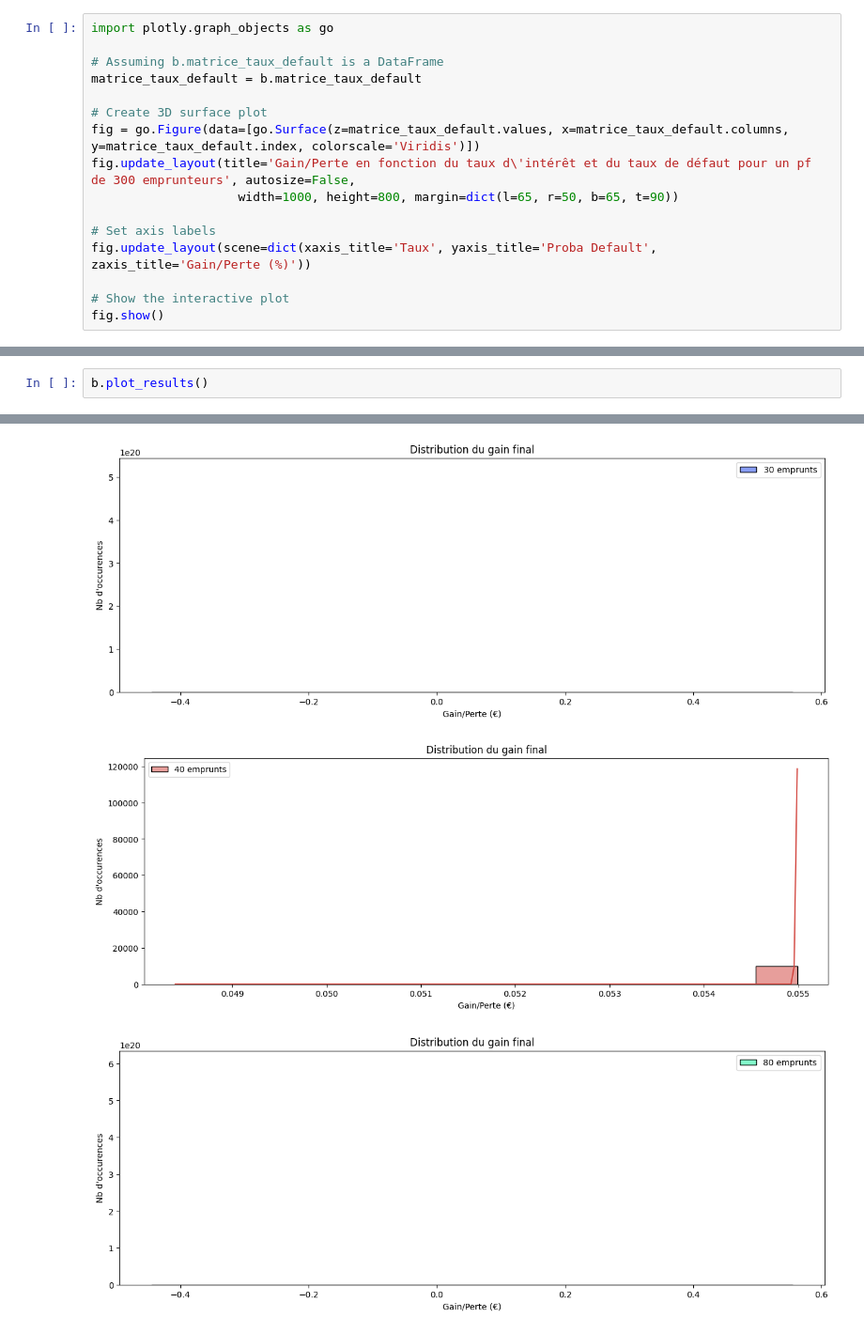
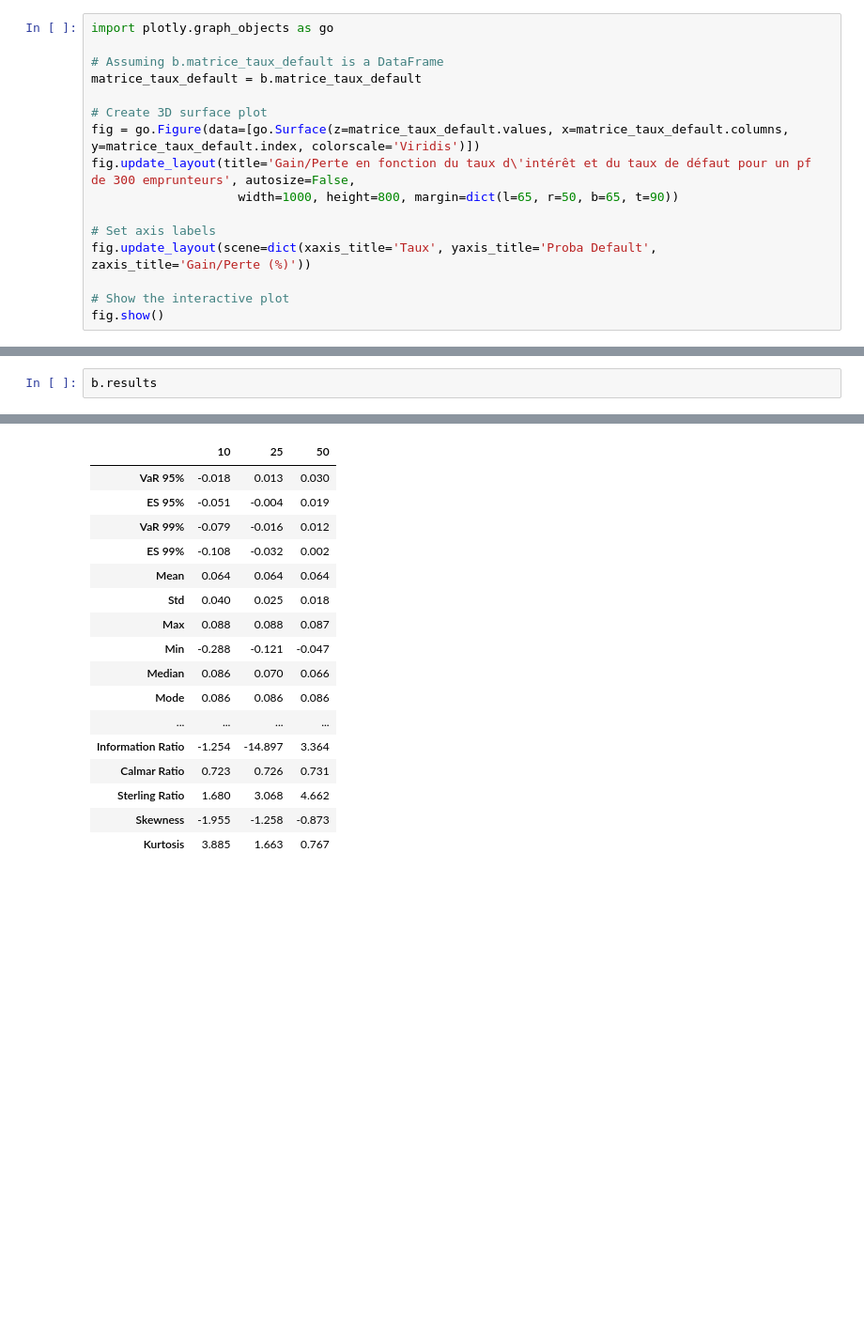
Before and after one commit to VNAZZARENO/Simulation-Monte-Carlo-Type-PretUp, a Jupyter notebook: monte_carlo.ipynb, the cells around one changed output, grey strips where cells are left out. Shown at 94% size. Cells and saved outputs as stored; diff of their text form; blank space fills up the shorter version.

```diff
--- a/monte_carlo.ipynb
+++ b/monte_carlo.ipynb
@@ -364,3 +564,3 @@ b.final_liquidite.mode().mean().plot(kind='bar', figsize=(15, 5), title="Mode de
 # %%
-b.plot_results()
+b.results
 # %% [output]
@@ -369,3 +567,17 @@ b.plot_results()
-[figure, removed]
-[figure, removed]
-[figure, removed]
+|  | 10 | 25 | 50 |
+| VaR 95% | -0.018 | 0.013 | 0.030 |
+| ES 95% | -0.051 | -0.004 | 0.019 |
+| VaR 99% | -0.079 | -0.016 | 0.012 |
+| ES 99% | -0.108 | -0.032 | 0.002 |
+| Mean | 0.064 | 0.064 | 0.064 |
+| Std | 0.040 | 0.025 | 0.018 |
+| Max | 0.088 | 0.088 | 0.087 |
+| Min | -0.288 | -0.121 | -0.047 |
+| Median | 0.086 | 0.070 | 0.066 |
+| Mode | 0.086 | 0.086 | 0.086 |
+| ... | ... | ... | ... |
+| Information Ratio | -1.254 | -14.897 | 3.364 |
+| Calmar Ratio | 0.723 | 0.726 | 0.731 |
+| Sterling Ratio | 1.680 | 3.068 | 4.662 |
+| Skewness | -1.955 | -1.258 | -0.873 |
+| Kurtosis | 3.885 | 1.663 | 0.767 |
```
Also changed, not shown: parts of 11 cells of this notebook.
